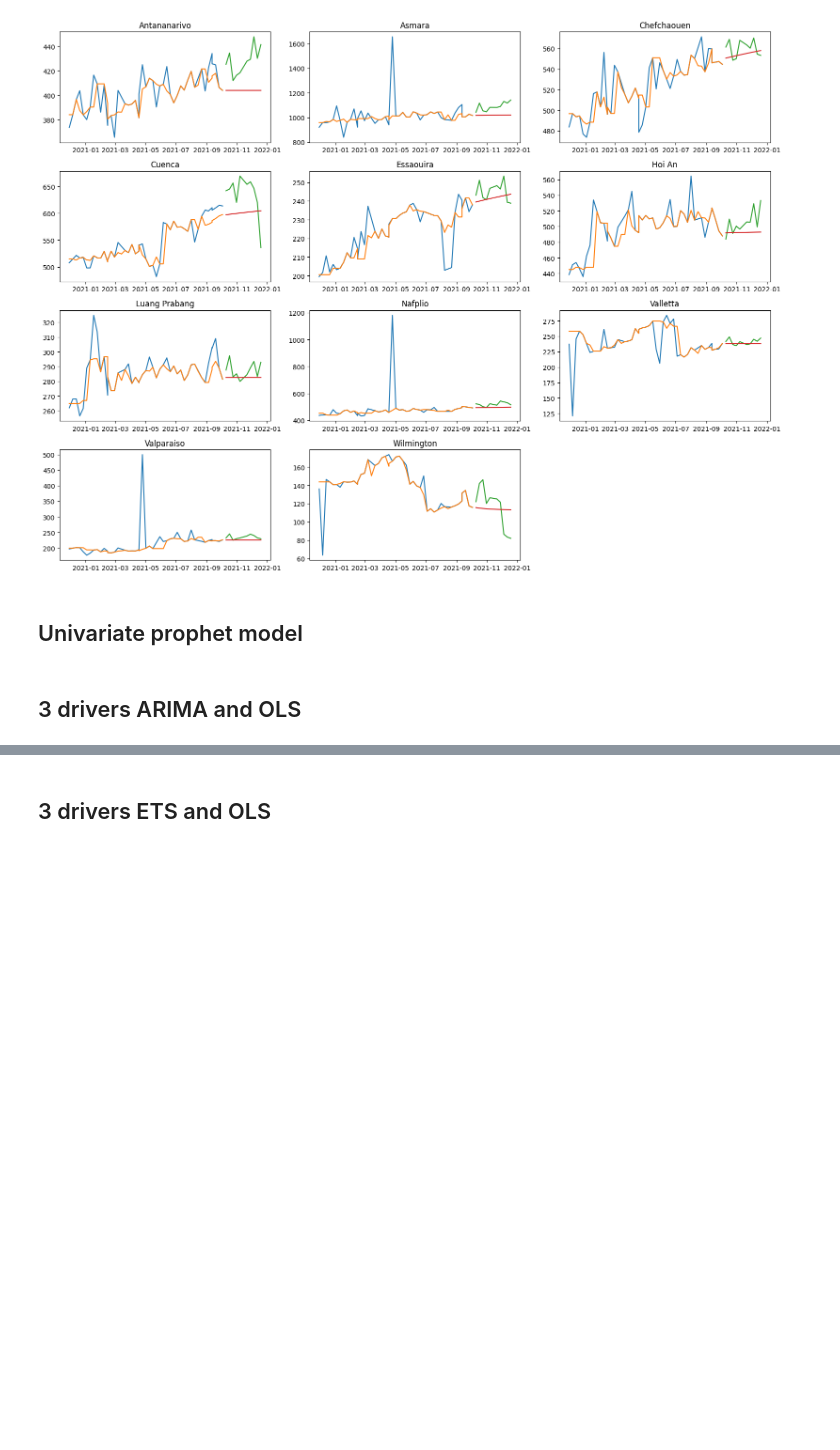
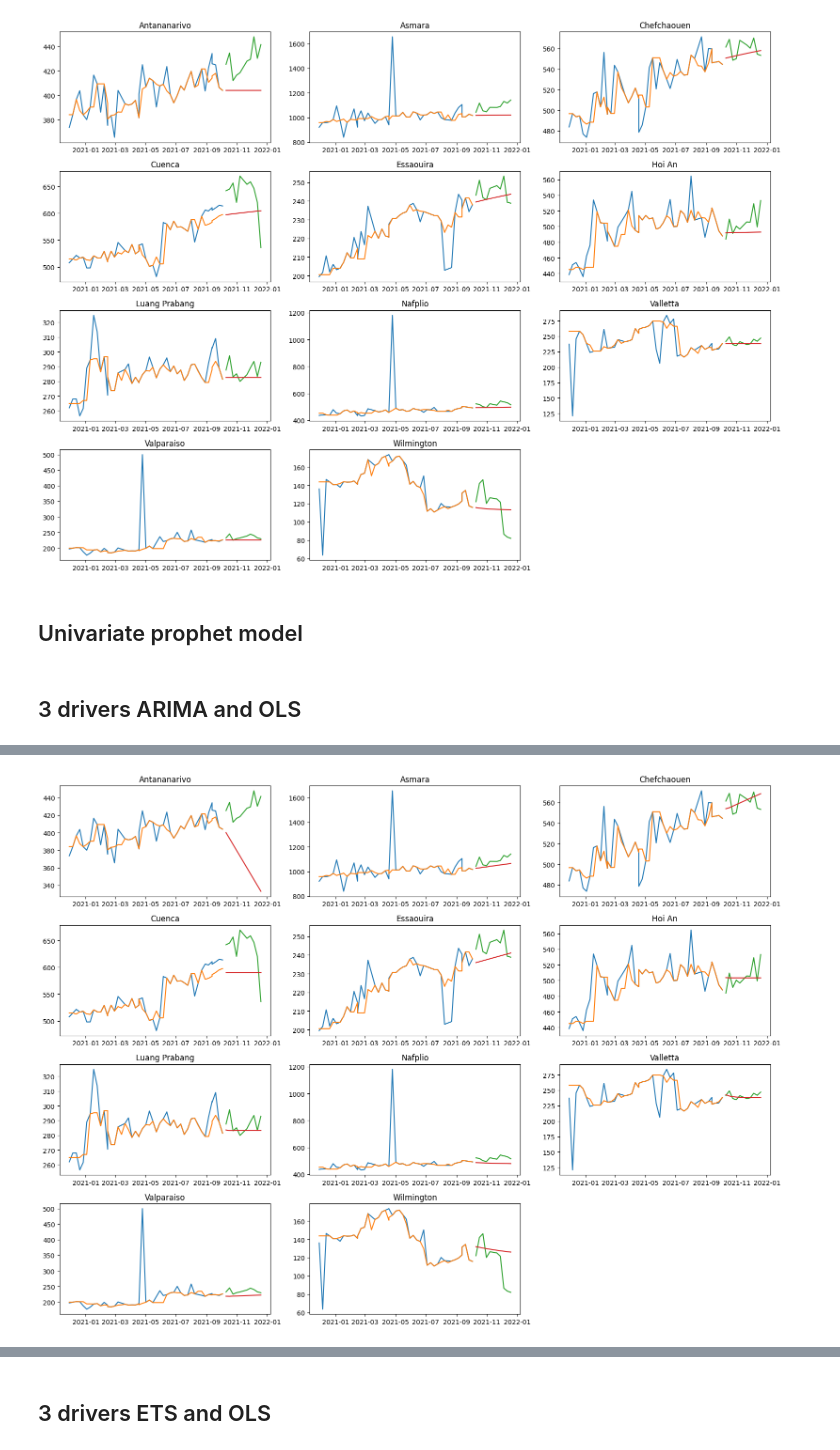
Before and after one commit to iddzzz/ggsn-thp-forecasting, a Jupyter notebook: ggsn-thp-forecasting.ipynb, the cells around one changed output, grey strips where cells are left out. Cells and saved outputs as stored; diff of their text form; code cells hidden in the pictures; blank space fills up the shorter version.

Commit message:
added ARIMA OLS

```diff
--- a/ggsn-thp-forecasting.ipynb
+++ b/ggsn-thp-forecasting.ipynb
@@ -657,0 +703,13 @@ plt.show()
+# %%
+plt.figure(figsize=(16, 12))
+for i, area in enumerate(dictdf_test.keys()):
+    ax = plt.subplot(4, 3, i + 1)
+    ax.plot(dictdf[area][col_date], dictdf[area][col_ggsn])
+    ax.plot(dictdf_out3[area][col_date], dictdf_out3[area][col_ggsn])
+    ax.plot(dictdf_test[area][col_date], dictdf_test[area][col_ggsn])
+    ax.plot(dictdf_test[area][col_date], dictdf_test[area][f'{col_ggsn}_arima_ols'])
+    ax.set_title(area)
+plt.tight_layout()
+plt.show()
+# %% [output]
+[figure, added]
```
Also changed, not shown: parts of 6 cells of this notebook.
